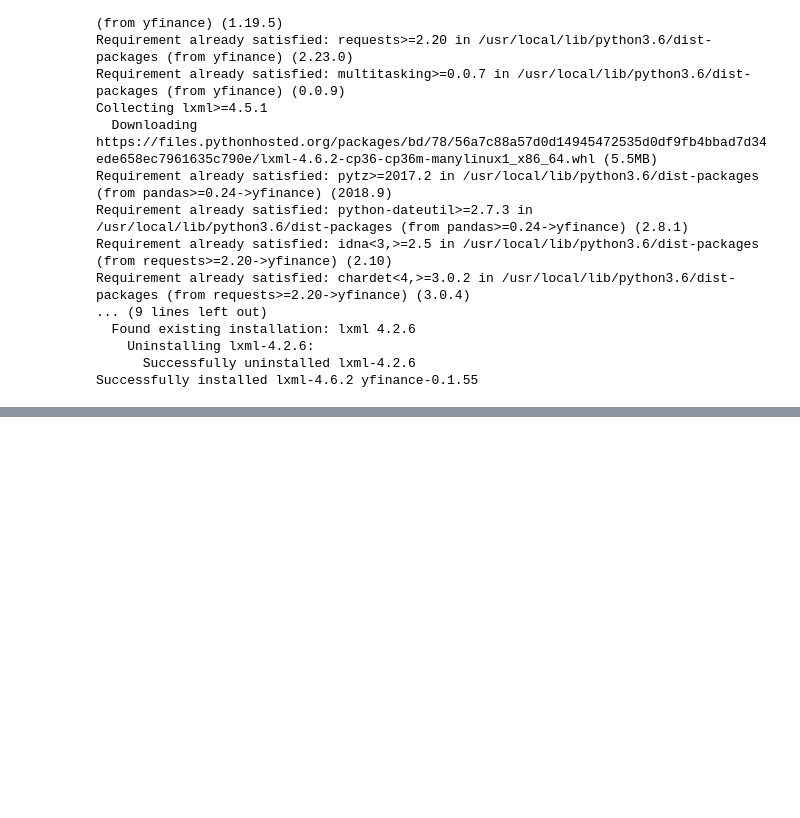
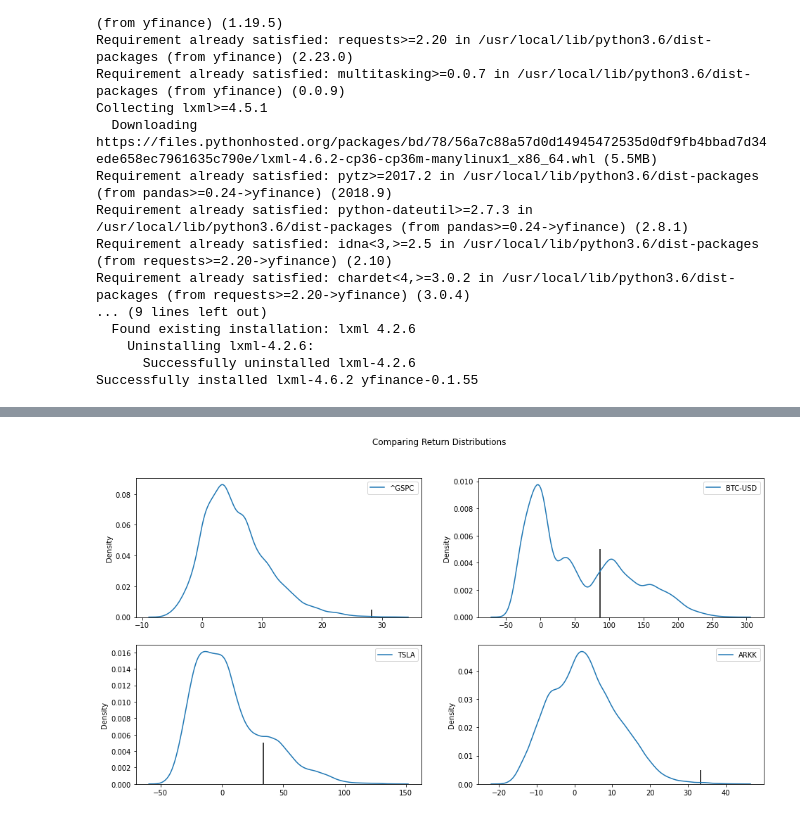
Before and after one commit to rajivsresearch/SP500, a Jupyter notebook: Compare_Return_Distributions.ipynb, the cells around one changed output, grey strips where cells are left out. Cells and saved outputs as stored; diff of their text form; code cells hidden in the pictures; blank space fills up the shorter version.

```diff
--- a/Compare_Return_Distributions.ipynb
+++ b/Compare_Return_Distributions.ipynb
@@ -93,0 +105,4 @@ for ticker in parmtickers:
+# %%
+plotKde(['^GSPC', 'BTC-USD', 'TSLA', 'ARKK'], '2019-01-01', '2019-12-31')
+# %% [output]
+[figure, added]
```
Also changed, not shown: parts of 5 cells of this notebook.
